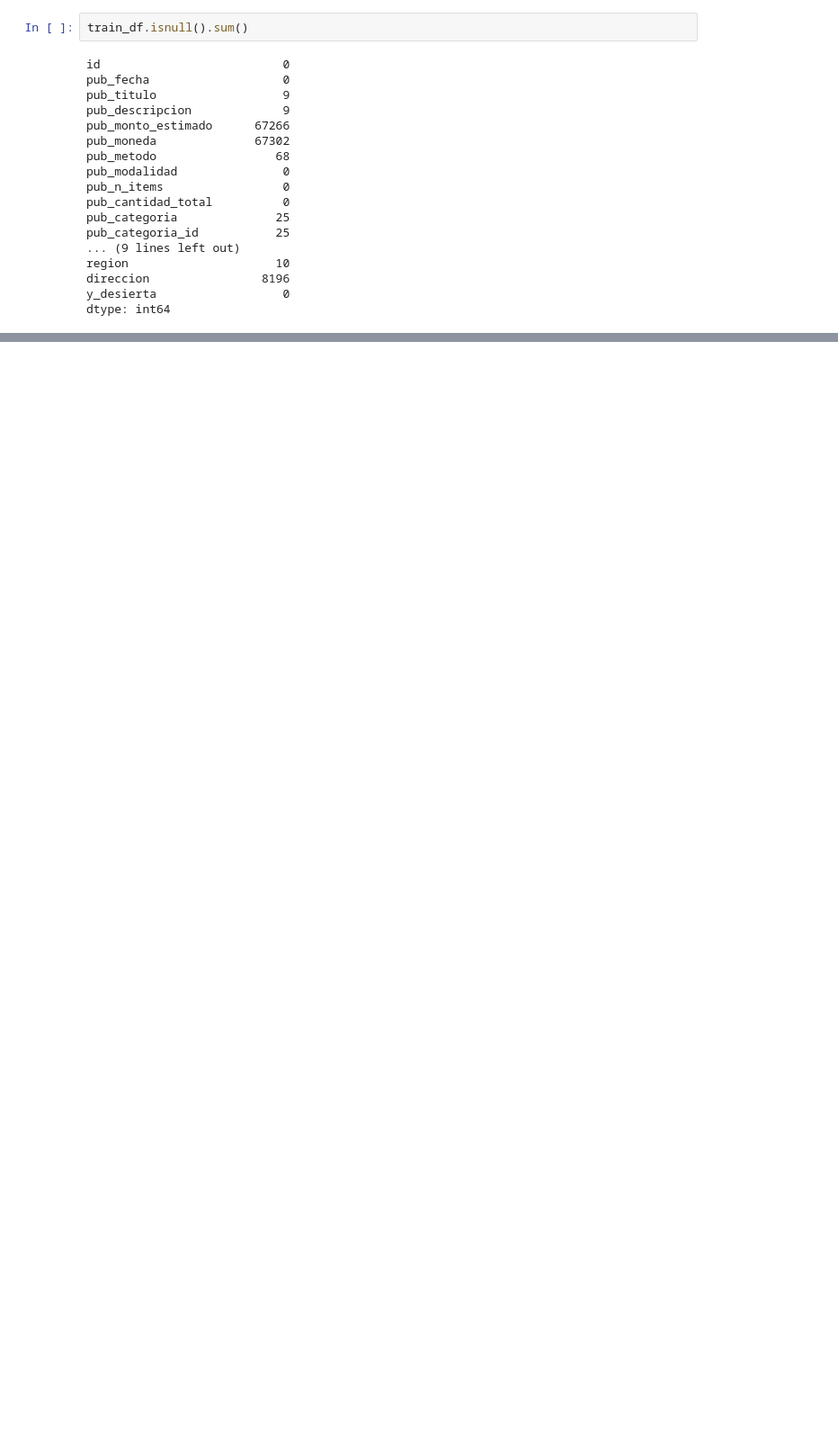
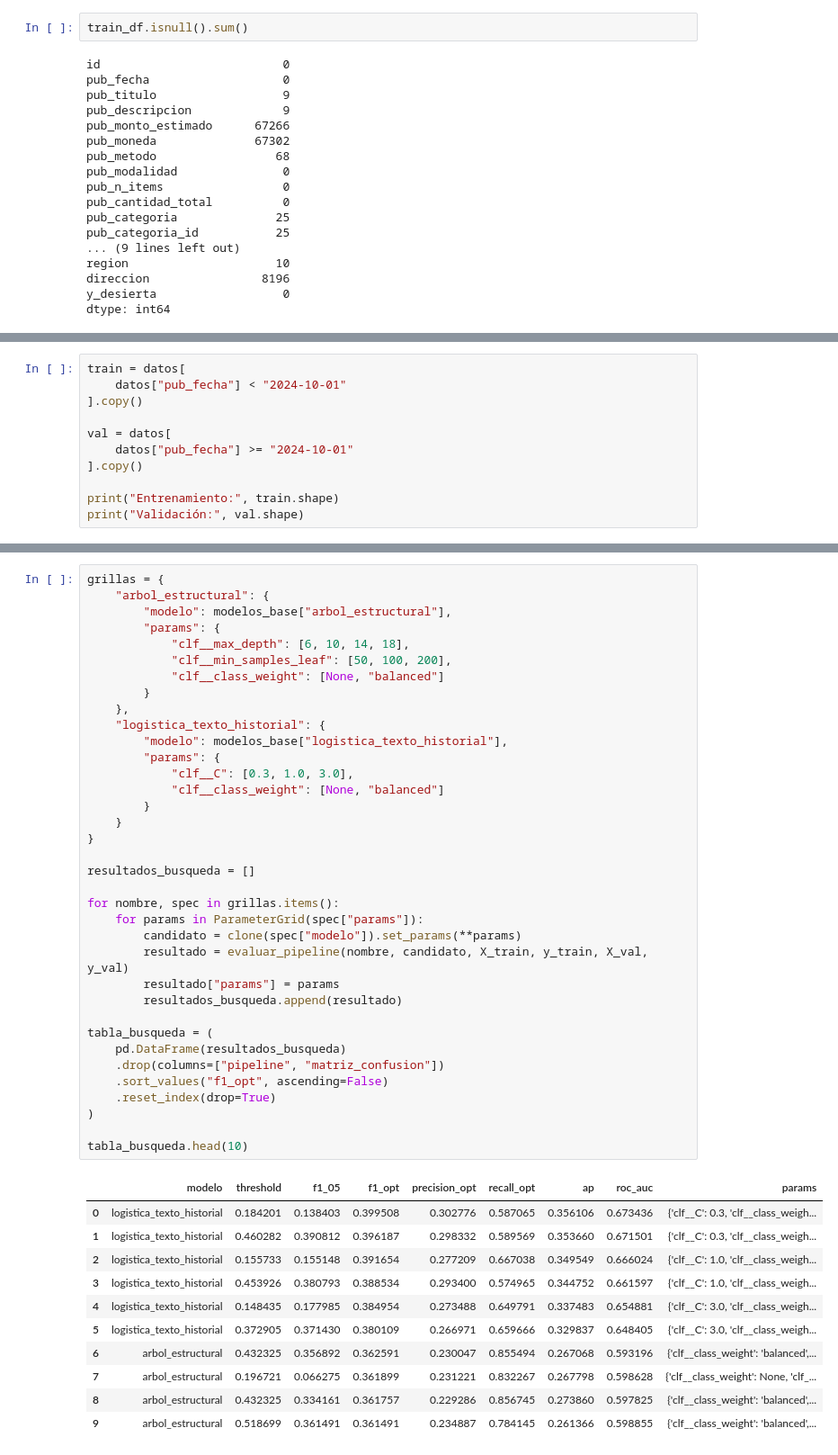
Before and after one commit to EduardoPerezMir/Tarea-2-ML, a Jupyter notebook: Pregunta2.ipynb, the cells around one changed output, grey strips where cells are left out. Shown at 90% size. Cells and saved outputs as stored; diff of their text form; blank space fills up the shorter version.

```diff
--- a/Pregunta2.ipynb
+++ b/Pregunta2.ipynb
@@ -223,0 +328,11 @@ dtype: int64
+# %%
+train = datos[
+    datos["pub_fecha"] < "2024-10-01"
+].copy()
+
+val = datos[
+    datos["pub_fecha"] >= "2024-10-01"
+].copy()
+
+print("Entrenamiento:", train.shape)
+print("Validación:", val.shape)
@@ -231,0 +651,48 @@ dtype: int64
+# %%
+grillas = {
+    "arbol_estructural": {
+        "modelo": modelos_base["arbol_estructural"],
+        "params": {
+            "clf__max_depth": [6, 10, 14, 18],
+            "clf__min_samples_leaf": [50, 100, 200],
+            "clf__class_weight": [None, "balanced"]
+        }
+    },
+    "logistica_texto_historial": {
+        "modelo": modelos_base["logistica_texto_historial"],
+        "params": {
+            "clf__C": [0.3, 1.0, 3.0],
+            "clf__class_weight": [None, "balanced"]
+        }
+    }
+}
+
+resultados_busqueda = []
+
+for nombre, spec in grillas.items():
+    for params in ParameterGrid(spec["params"]):
+        candidato = clone(spec["modelo"]).set_params(**params)
+        resultado = evaluar_pipeline(nombre, candidato, X_train, y_train, X_val, y_val)
+        resultado["params"] = params
+        resultados_busqueda.append(resultado)
+
+tabla_busqueda = (
+    pd.DataFrame(resultados_busqueda)
+    .drop(columns=["pipeline", "matriz_confusion"])
+    .sort_values("f1_opt", ascending=False)
+    .reset_index(drop=True)
+)
+
+tabla_busqueda.head(10)
+# %% [output]
+|  | modelo | threshold | f1_05 | f1_opt | precision_opt | recall_opt | ap | roc_auc | params |
+| 0 | logistica_texto_historial | 0.184201 | 0.138403 | 0.399508 | 0.302776 | 0.587065 | 0.356106 | 0.673436 | {'clf__C': 0.3, 'clf__class_weigh... |
+| 1 | logistica_texto_historial | 0.460282 | 0.390812 | 0.396187 | 0.298332 | 0.589569 | 0.353660 | 0.671501 | {'clf__C': 0.3, 'clf__class_weigh... |
+| 2 | logistica_texto_historial | 0.155733 | 0.155148 | 0.391654 | 0.277209 | 0.667038 | 0.349549 | 0.666024 | {'clf__C': 1.0, 'clf__class_weigh... |
+| 3 | logistica_texto_historial | 0.453926 | 0.380793 | 0.388534 | 0.293400 | 0.574965 | 0.344752 | 0.661597 | {'clf__C': 1.0, 'clf__class_weigh... |
+| 4 | logistica_texto_historial | 0.148435 | 0.177985 | 0.384954 | 0.273488 | 0.649791 | 0.337483 | 0.654881 | {'clf__C': 3.0, 'clf__class_weigh... |
+| 5 | logistica_texto_historial | 0.372905 | 0.371430 | 0.380109 | 0.266971 | 0.659666 | 0.329837 | 0.648405 | {'clf__C': 3.0, 'clf__class_weigh... |
+| 6 | arbol_estructural | 0.432325 | 0.356892 | 0.362591 | 0.230047 | 0.855494 | 0.267068 | 0.593196 | {'clf__class_weight': 'balanced',... |
+| 7 | arbol_estructural | 0.196721 | 0.066275 | 0.361899 | 0.231221 | 0.832267 | 0.267798 | 0.598628 | {'clf__class_weight': None, 'clf_... |
+| 8 | arbol_estructural | 0.432325 | 0.334161 | 0.361757 | 0.229286 | 0.856745 | 0.273860 | 0.597825 | {'clf__class_weight': 'balanced',... |
+| 9 | arbol_estructural | 0.518699 | 0.361491 | 0.361491 | 0.234887 | 0.784145 | 0.261366 | 0.598855 | {'clf__class_weight': 'balanced',... |
```
Also changed, not shown: parts of 53 cells of this notebook, 1 other file.
